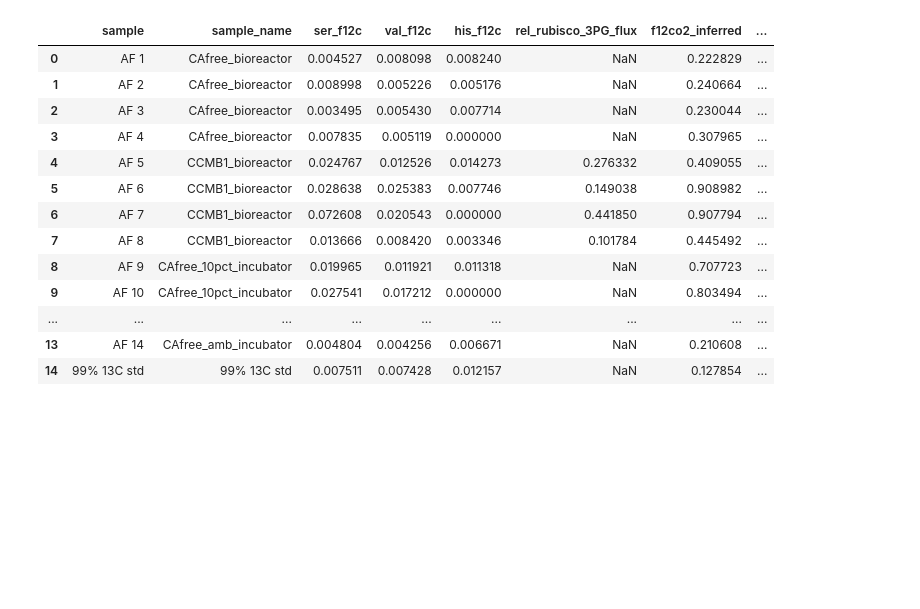
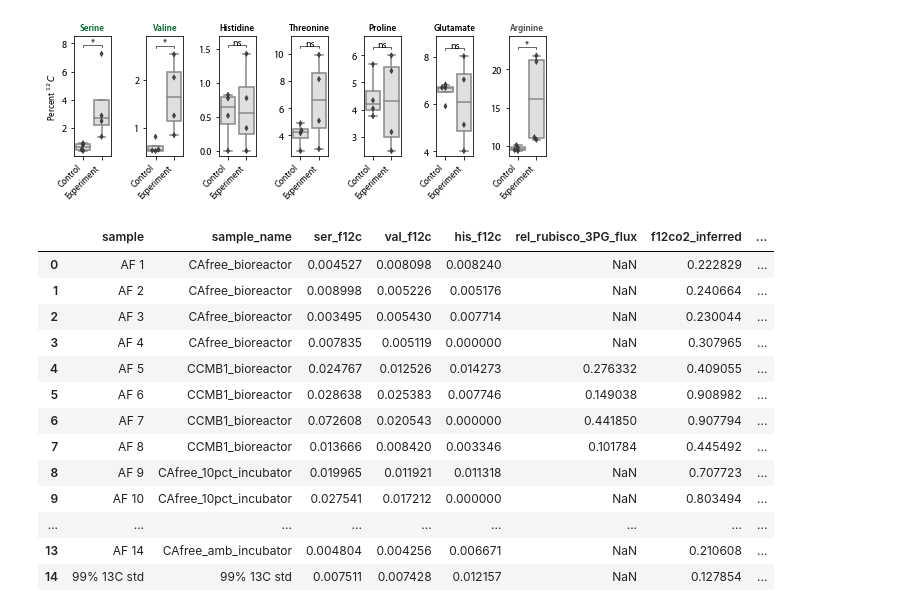
Before and after one commit to flamholz/carboxecoli, a Jupyter notebook: notebooks/Figure 5S1-2 LCMS and fluxes.ipynb, the cells around one changed output. Cells and saved outputs as stored; diff of their text form; code cells hidden in the pictures; blank space fills up the shorter version.

```diff
--- a/notebooks/Figure S8 serine enrichment.ipynb
+++ b/notebooks/Figure 5S1-2 LCMS and fluxes.ipynb
@@ -13,2 +14,9 @@ from scipy import stats
 
 from pltconfig import *
+# %%
+f12c_label_df = pd.read_csv('data/LCMS/022720_f12c_inferred.csv', index_col=0)
+num_cols = f12c_label_df.columns[:-2]
+pct12c_label_df = f12c_label_df.copy()
+pct12c_label_df[num_cols] *= 100
+
+pct12c_label_df.head(12)
@@ -15,3 +38,63 @@ from pltconfig import *
+# %%
+# Figure 5 supplement 1 - LCMS data for each amino acid.
+# Shows that there are significant differences for amino acids where carboxylations are involved in their biosynthesis,
+# either due to rubisco (ser, val) due to or carboxyphosphate incorporation into arginine.
+plot_order = ['ser', 'val', 'his', 'thr', 'pro', 'glu', 'arg']
+aa_names = {'ser': 'Serine',
+            'val': 'Valine',
+            'his': 'Histidine',
+            'thr': 'Threonine',
+            'pro': 'Proline',
+            'glu': 'Glutamate',
+            'arg': 'Arginine'}
+colors = {'ser': greens[-1],
+          'val': greens[-1],
+          'his': 'k',
+          'thr': 'k',
+          'pro': 'k',
+          'glu': 'k',
+          'arg': greys[-2]}
+n = len(plot_order)
+
+fig = plt.figure(figsize=(7.25, 2.75))
+gs = fig.add_gridspec(1, len(plot_order))
+lr_order = ['CAfree_bioreactor', 'CCMB1_bioreactor']
+stats_pairs = [('CAfree_bioreactor', 'CCMB1_bioreactor')]
+
+for i, aa_col in enumerate(plot_order):
+    my_ax = plt.subplot(gs[0, i])
+    sns.boxplot(data=pct12c_label_df, x='sample_name', y=aa_col, order=lr_order,
+                ax=my_ax, color=greys[1], showfliers=False)
+    sns.swarmplot(data=pct12c_label_df, x='sample_name', y=aa_col, order=lr_order,
+                  ax=my_ax, color=greys[-2],
+                  marker='d', size=4, edgecolor='k', linewidth=0.3)
+
+    test_results = add_stat_annotation(my_ax, data=pct12c_label_df,
+                                       x='sample_name', y=aa_col,
+                                       order=lr_order,
+                                       box_pairs=stats_pairs,
+                                       test='Mann-Whitney',
+                                       text_format='star',
+                                       text_offset=-2,
+                                       line_height=0.02,
+                                       line_offset=0.08,
+                                       linewidth=0.75,
+                                       loc='inside',
+                                       verbose=0)
+
+    plt.xticks([0, 1],[ 'Control', 'Experiment'], fontsize=9, rotation=45, ha='right')
+    my_ax.set_title(aa_names[aa_col], color=colors[aa_col], fontsize=9, weight='bold')
+
+    my_ax.set_xlabel('')
+    ylabel = 'Percent $^{12}C$'
+    if i > 0: ylabel = ''
+    my_ax.set_ylabel(ylabel, fontsize=9)
+
+plt.tight_layout()
+plt.savefig('fig5/fig5S2.png')
+plt.show()
+# %% [output]
+[figure, added]
 # %%
 # Load precomputed flux predictions via pFBA
 flux_prediction_df = pd.read_csv('data/FBA/ccmb1_fluxes.csv')
```
Also changed, not shown: parts of 3 cells of this notebook, 19 other files.
